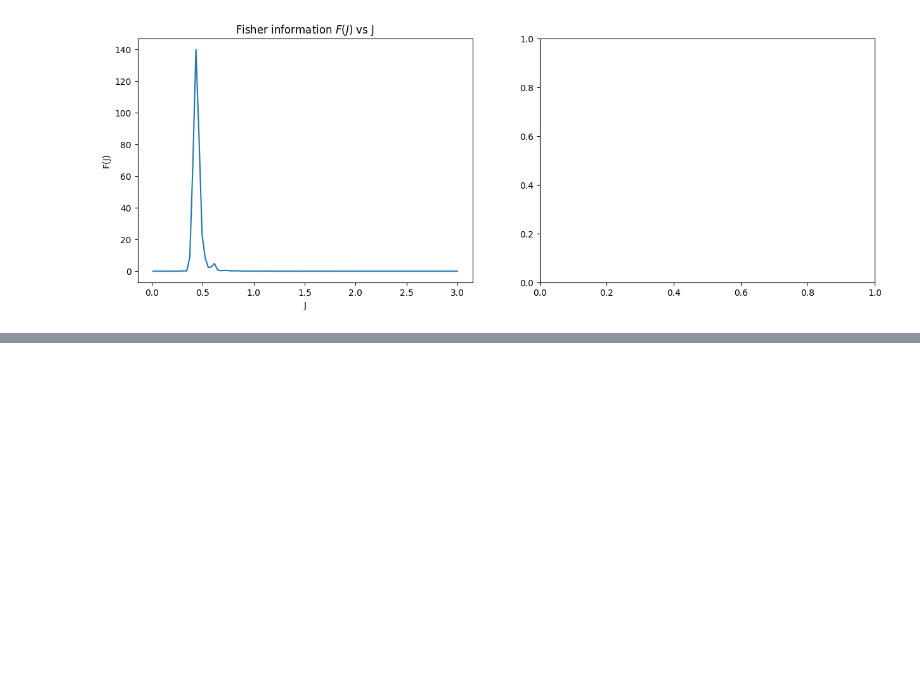
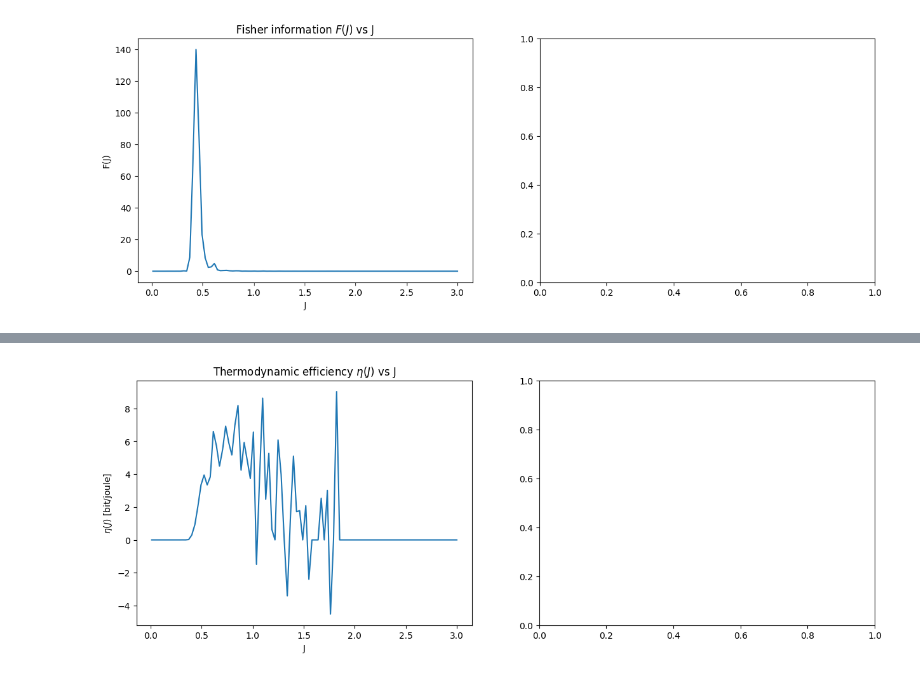
Before and after one commit to qianyangchen/IsingModel2D, a Jupyter notebook: Ising2D.ipynb, the cells around one changed output, grey strips where cells are left out. Cells and saved outputs as stored; diff of their text form; code cells hidden in the pictures; blank space fills up the shorter version.

Commit message:
Update thermodynamic efficiency
Added computation of eta, completed debug. This version is considered finalised.

```diff
--- a/Ising2D.ipynb
+++ b/Ising2D.ipynb
@@ -550,0 +587,18 @@ ax.set_ylabel(r'$\int{F(J)}dJ$');
+# %%
+# thermodynamic efficiency
+epsilon = 1e-6
+eta = {}
+for i, j in enumerate(fisherInfo.keys()):
+    if fiIntegrate[j] != np.nan and abs(etpSigmaDerv[i]) > epsilon:
+        eta[j] = - etpSigmaDerv[i]/fiIntegrate[j]
+    else:
+        eta[j] = 0
+
+fig, axes = plt.subplots(nrows=1, ncols=2, figsize=(15, 5))
+ax = axes[0]
+ax.plot(eta.keys(), eta.values())
+ax.set_title(r'Thermodynamic efficiency $\eta(J)$ vs J');
+ax.set_xlabel('J');
+ax.set_ylabel(r'$\eta(J)$ [bit/joule]');
+# %% [output]
+[figure, added]
```
Also changed, not shown: parts of 5 cells of this notebook.
